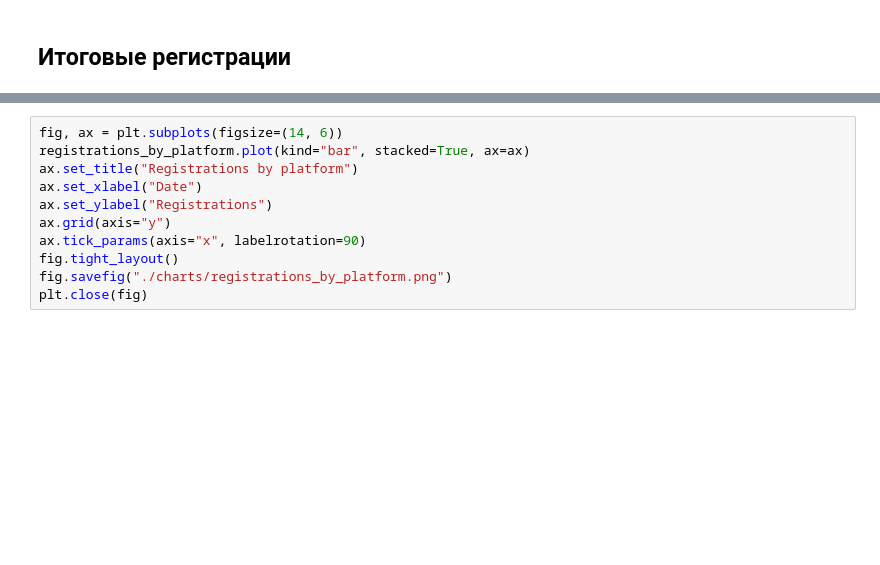
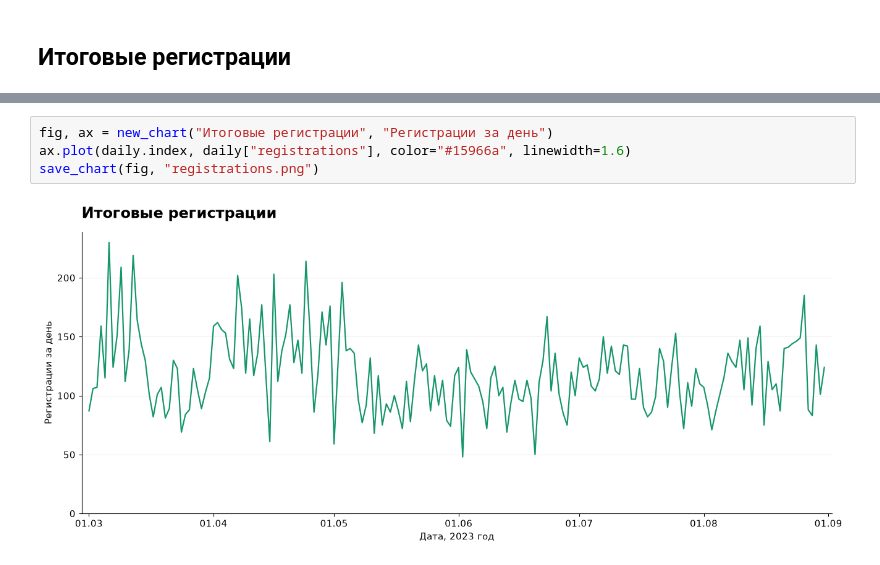
Before and after one commit to hypnozer/python-for-data-analysts-project-100, a Jupyter notebook: charts_project.ipynb, the cells around one changed output, grey strips where cells are left out. Saved outputs shown, nothing was run; the diff lists cells and outputs as text; blank space fills up the shorter version.

```diff
--- a/charts_project.ipynb
+++ b/charts_project.ipynb
@@ -261,11 +248,6 @@ plt.close(fig)
-# %%
-fig, ax = plt.subplots(figsize=(14, 6))
-registrations_by_platform.plot(kind="bar", stacked=True, ax=ax)
-ax.set_title("Registrations by platform")
-ax.set_xlabel("Date")
-ax.set_ylabel("Registrations")
-ax.grid(axis="y")
-ax.tick_params(axis="x", labelrotation=90)
-fig.tight_layout()
-fig.savefig("./charts/registrations_by_platform.png")
-plt.close(fig)
+# %%
+fig, ax = new_chart("Итоговые регистрации", "Регистрации за день")
+ax.plot(daily.index, daily["registrations"], color="#15966a", linewidth=1.6)
+save_chart(fig, "registrations.png")
+# %% [output]
+[figure, added]
```
Also changed, not shown: parts of 46 cells of this notebook, 5 other files.
